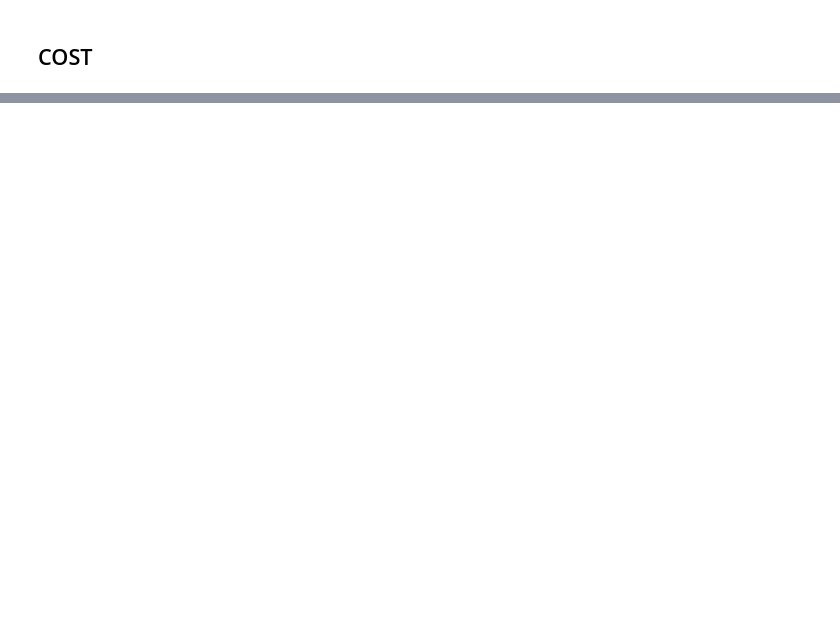
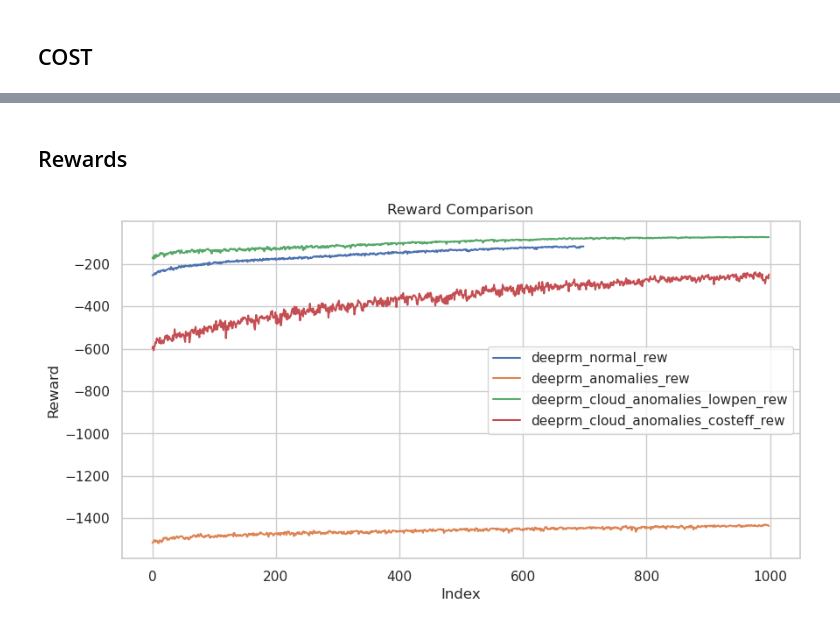
Before and after one commit to stathis99/AnTolerant-DeepRM, a Jupyter notebook: Experiments/Overall_Analysis/EDA.ipynb, the cells around one changed output, grey strips where cells are left out. Drawn from its saved outputs; the diff is of its cells as text; code cells hidden in the pictures; blank space fills up the shorter version.

```diff
--- a/Experiments/Overall_Analysis/EDA.ipynb
+++ b/Experiments/Overall_Analysis/EDA.ipynb
@@ -108,0 +166,23 @@ plt.show()
+# %% [markdown]
+## Rewards
+# %%
+# Plotting the data
+plt.figure(figsize=(10, 5))
+
+# Plot each reward curve
+plt.plot(combined_data_rew.index, combined_data_rew['deeprm_normal_rew'], label='deeprm_normal_rew')
+plt.plot(combined_data_rew.index, combined_data_rew['deeprm_anomalies_rew'], label='deeprm_anomalies_rew')
+plt.plot(combined_data_rew.index, combined_data_rew['deeprm_cloud_anomalies_lowpen_rew'], label='deeprm_cloud_anomalies_lowpen_rew')
+plt.plot(combined_data_rew.index, combined_data_rew['deeprm_cloud_anomalies_costeff_rew'], label='deeprm_cloud_anomalies_costeff_rew')
+
+# Adding titles and labels
+plt.title('Reward Comparison')
+plt.xlabel('Index')
+plt.ylabel('Reward')
+plt.legend()
+plt.grid(True)
+
+# Show the plot
+plt.show()
+# %% [output]
+[figure, added]
```
Also changed, not shown: parts of 8 cells of this notebook, 16 other files.
